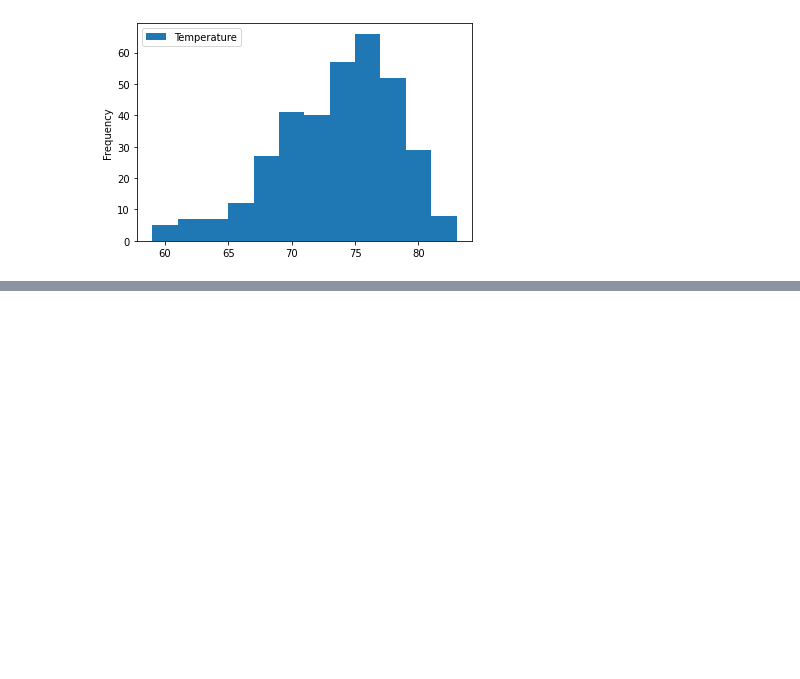
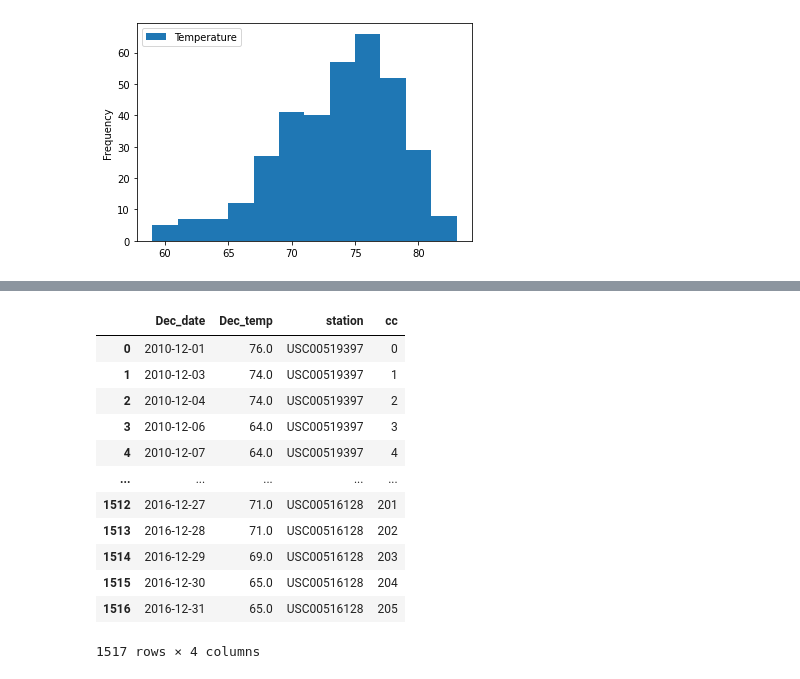
Before and after one commit to bakerv/sqlalchemy-challenge, a Jupyter notebook: main.ipynb, the cells around one changed output, grey strips where cells are left out. Saved outputs shown, nothing was run; the diff lists cells and outputs as text; code cells hidden in the pictures; blank space fills up the shorter version.

```diff
--- a/main.ipynb
+++ b/main.ipynb
@@ -217,0 +227,23 @@ activestation_data.plot.hist(bins = 12)
+# %%
+# Thank you to stackoverflow user piRSquarted for guidance on merging with duplicate keys
+december_temps = pd.read_sql("""
+SELECT date AS Dec_date, tobs AS Dec_temp,station
+FROM measurement
+WHERE strftime("%m",date) = '12';
+""",con =engine)
+december_temps['cc'] = december_temps.groupby('station').cumcount()
+display(december_temps)
+# %% [output]
+|  | Dec_date | Dec_temp | station | cc |
+| 0 | 2010-12-01 | 76.0 | USC00519397 | 0 |
+| 1 | 2010-12-03 | 74.0 | USC00519397 | 1 |
+| 2 | 2010-12-04 | 74.0 | USC00519397 | 2 |
+| 3 | 2010-12-06 | 64.0 | USC00519397 | 3 |
+| 4 | 2010-12-07 | 64.0 | USC00519397 | 4 |
+| ... | ... | ... | ... | ... |
+| 1512 | 2016-12-27 | 71.0 | USC00516128 | 201 |
+| 1513 | 2016-12-28 | 71.0 | USC00516128 | 202 |
+| 1514 | 2016-12-29 | 69.0 | USC00516128 | 203 |
+| 1515 | 2016-12-30 | 65.0 | USC00516128 | 204 |
+| 1516 | 2016-12-31 | 65.0 | USC00516128 | 205 |
+1517 rows × 4 columns
```
Also changed, not shown: parts of 12 cells of this notebook, 1 other file.
